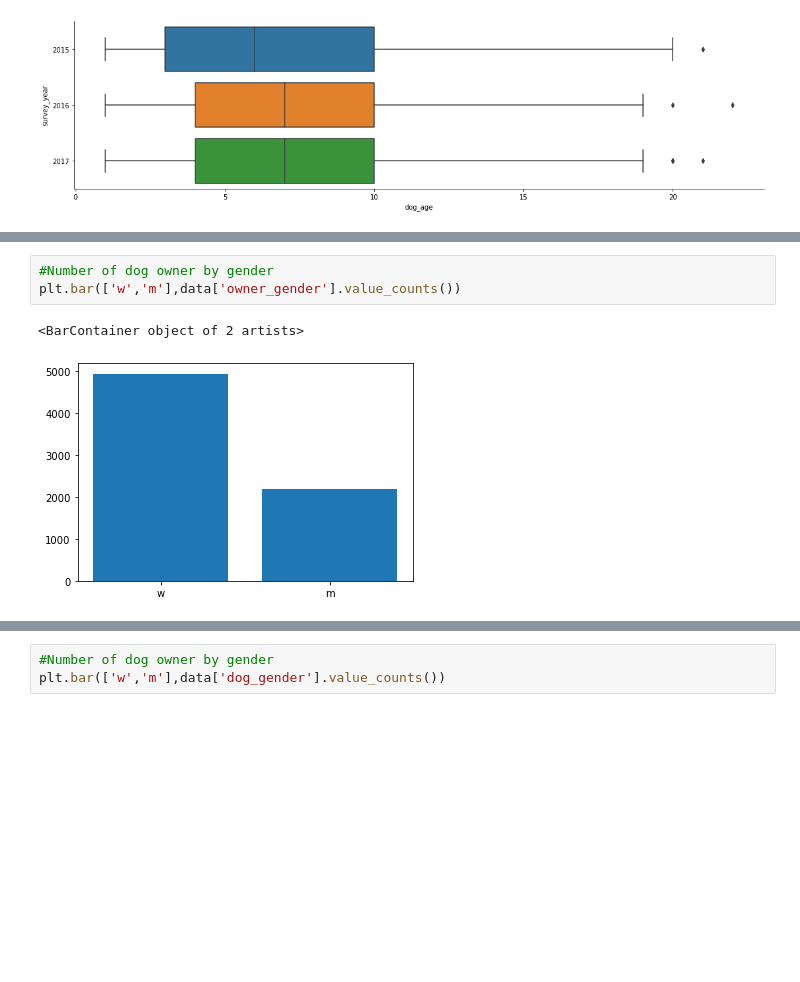
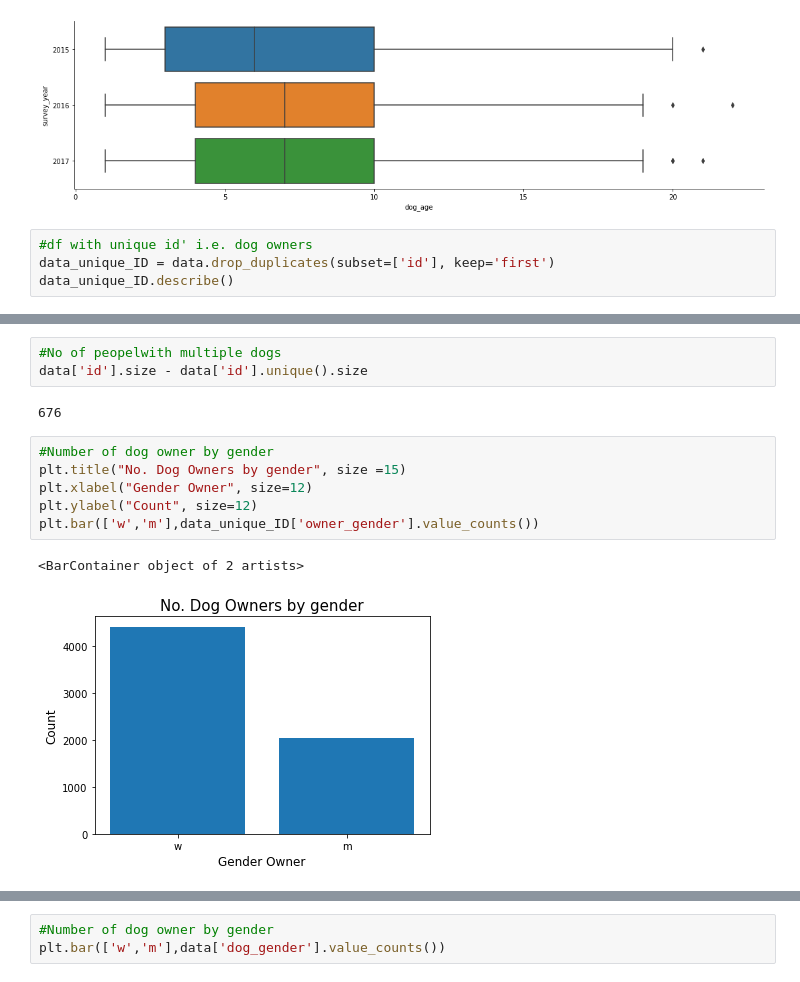
Before and after one commit to MartinWipf/Springboard, a Jupyter notebook: Dogs of Zurich.ipynb, the cells around one changed output, grey strips where cells are left out. Saved outputs shown, nothing was run; the diff lists cells and outputs as text; blank space fills up the shorter version.

```diff
--- a/Dogs of Zurich.ipynb
+++ b/Dogs of Zurich.ipynb
@@ -517,3 +517,7 @@ _=sns.catplot(x=parameter,
 # %% [output]
 <Figure size 576x720 with 0 Axes>
 [figure]
+# %%
+#df with unique id' i.e. dog owners
+data_unique_ID = data.drop_duplicates(subset=['id'], keep='first')
+data_unique_ID.describe()
@@ -520,6 +548,14 @@ _=sns.catplot(x=parameter,
+# %%
+#No of peopelwith multiple dogs
+data['id'].size - data['id'].unique().size
+# %% [output]
+676
 # %%
 #Number of dog owner by gender
-plt.bar(['w','m'],data['owner_gender'].value_counts())
+plt.title("No. Dog Owners by gender", size =15)
+plt.xlabel("Gender Owner", size=12)
+plt.ylabel("Count", size=12)
+plt.bar(['w','m'],data_unique_ID['owner_gender'].value_counts())
 # %% [output]
 <BarContainer object of 2 artists>
-[figure, old version]
+[figure, new version]
```
Also changed, not shown: parts of 20 cells of this notebook.
